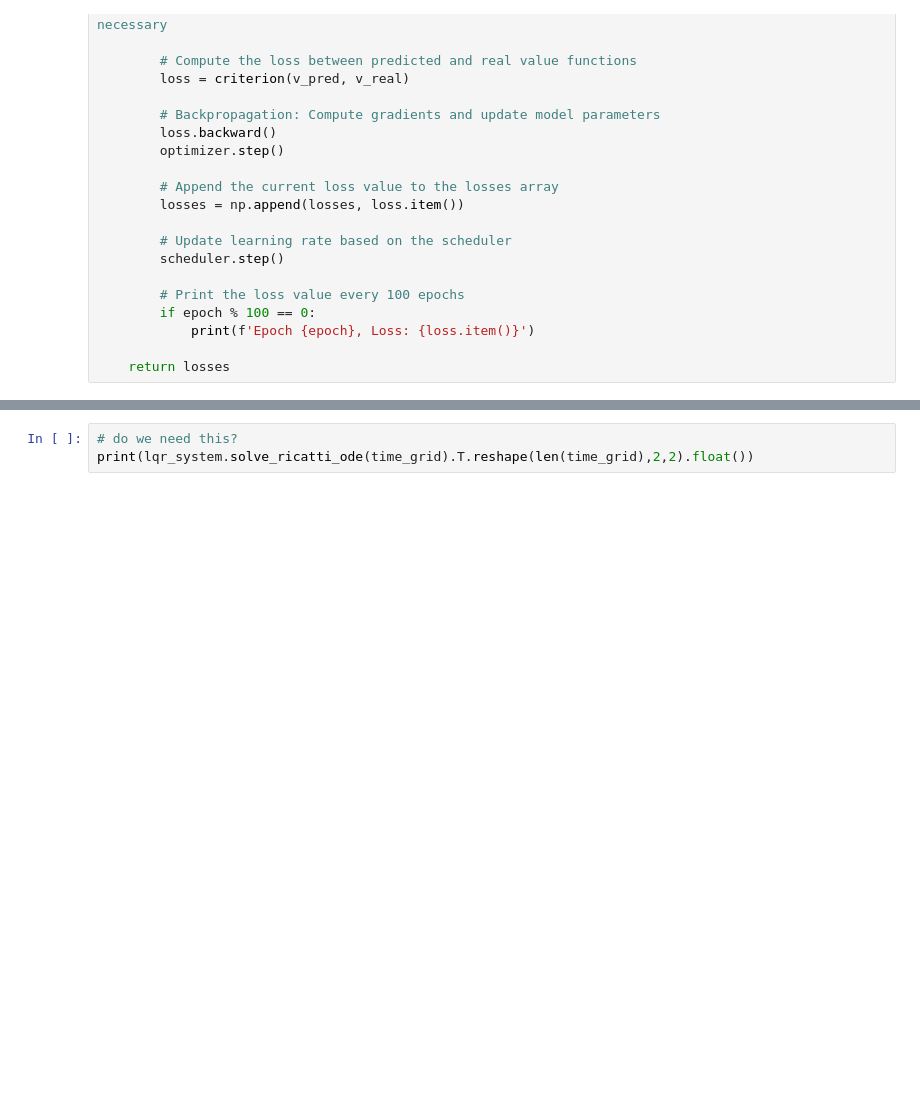
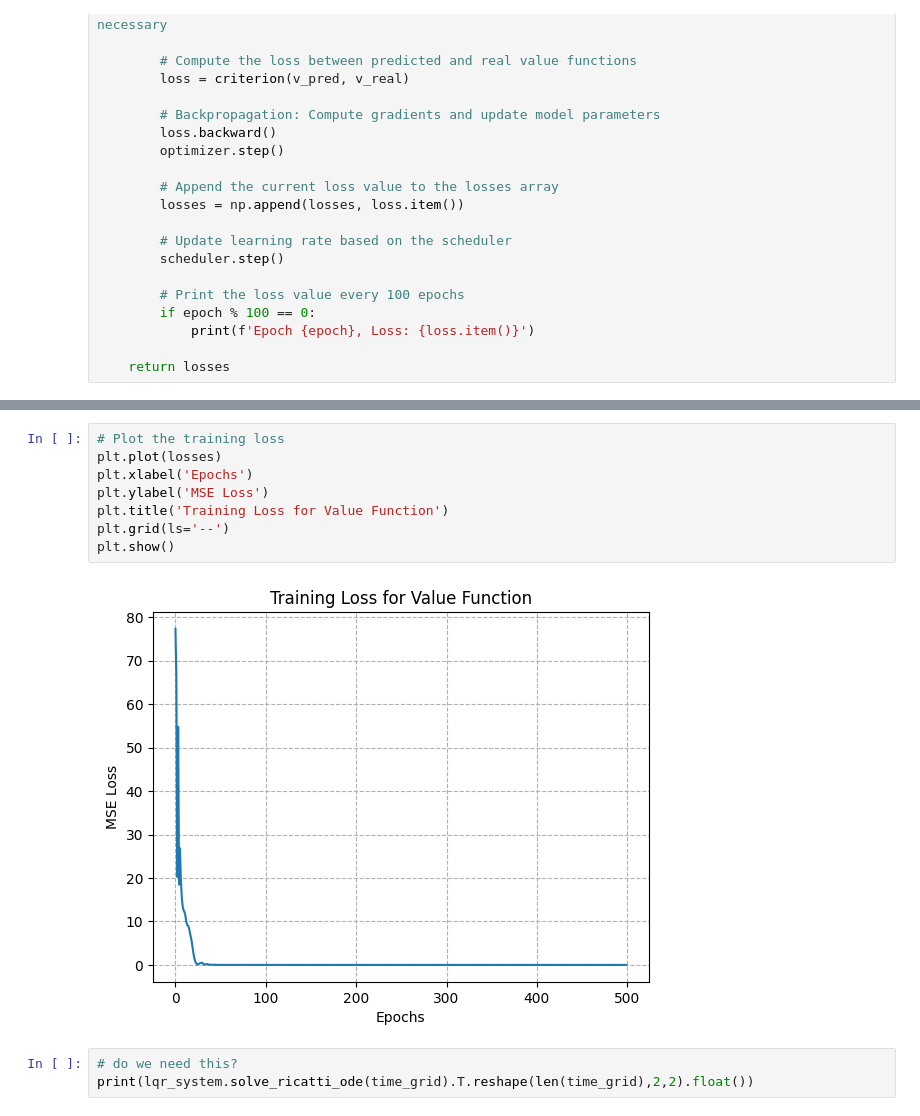
Before and after one commit to fmcknight/SCDAA, a Jupyter notebook: report.ipynb, the cells around one changed output, grey strips where cells are left out. Saved outputs shown, nothing was run; the diff lists cells and outputs as text; blank space fills up the shorter version.

```diff
--- a/report.ipynb
+++ b/report.ipynb
@@ -427,3 +422,13 @@ KeyboardInterrupt:
+# %%
+# Plot the training loss
+plt.plot(losses)
+plt.xlabel('Epochs')
+plt.ylabel('MSE Loss')
+plt.title('Training Loss for Value Function')
+plt.grid(ls='--')
+plt.show()
+# %% [output]
+[figure, added]
 # %%
 # do we need this?
 print(lqr_system.solve_ricatti_ode(time_grid).T.reshape(len(time_grid),2,2).float())
```
Also changed, not shown: parts of 15 cells of this notebook, 7 other files.
